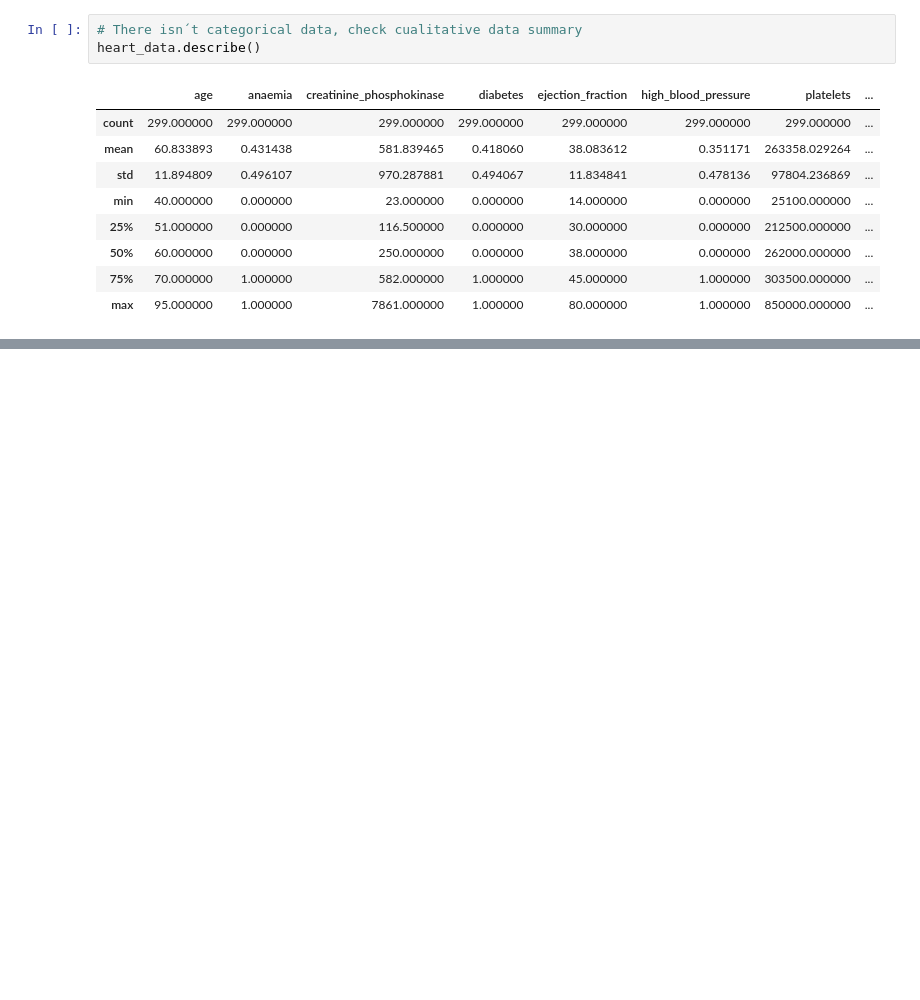
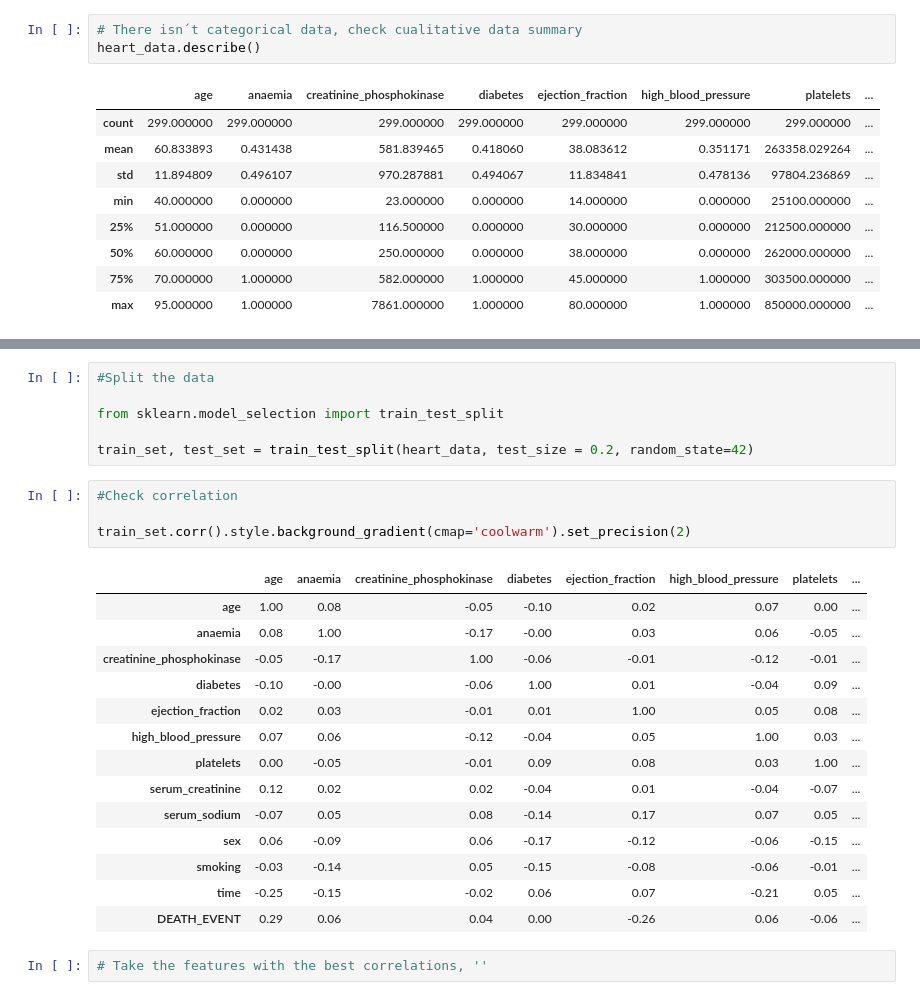
Before and after one commit to lsudupe/Heart-Failure-Prediction, a Jupyter notebook: Heart_failure.ipynb, the cells around one changed output, grey strips where cells are left out. Saved outputs shown, nothing was run; the diff lists cells and outputs as text; blank space fills up the shorter version.

```diff
--- a/Heart_failure.ipynb
+++ b/Heart_failure.ipynb
@@ -58,0 +59,27 @@ plt.show()
+# %%
+#Split the data
+
+from sklearn.model_selection import train_test_split
+
+train_set, test_set = train_test_split(heart_data, test_size = 0.2, random_state=42)
+# %%
+#Check correlation
+
+train_set.corr().style.background_gradient(cmap='coolwarm').set_precision(2)
+# %% [output]
+|  | age | anaemia | creatinine_phosphokinase | diabetes | ejection_fraction | high_blood_pressure | platelets | ... |
+| age | 1.00 | 0.08 | -0.05 | -0.10 | 0.02 | 0.07 | 0.00 | ... |
+| anaemia | 0.08 | 1.00 | -0.17 | -0.00 | 0.03 | 0.06 | -0.05 | ... |
+| creatinine_phosphokinase | -0.05 | -0.17 | 1.00 | -0.06 | -0.01 | -0.12 | -0.01 | ... |
+| diabetes | -0.10 | -0.00 | -0.06 | 1.00 | 0.01 | -0.04 | 0.09 | ... |
+| ejection_fraction | 0.02 | 0.03 | -0.01 | 0.01 | 1.00 | 0.05 | 0.08 | ... |
+| high_blood_pressure | 0.07 | 0.06 | -0.12 | -0.04 | 0.05 | 1.00 | 0.03 | ... |
+| platelets | 0.00 | -0.05 | -0.01 | 0.09 | 0.08 | 0.03 | 1.00 | ... |
+| serum_creatinine | 0.12 | 0.02 | 0.02 | -0.04 | 0.01 | -0.04 | -0.07 | ... |
+| serum_sodium | -0.07 | 0.05 | 0.08 | -0.14 | 0.17 | 0.07 | 0.05 | ... |
+| sex | 0.06 | -0.09 | 0.06 | -0.17 | -0.12 | -0.06 | -0.15 | ... |
+| smoking | -0.03 | -0.14 | 0.05 | -0.15 | -0.08 | -0.06 | -0.01 | ... |
+| time | -0.25 | -0.15 | -0.02 | 0.06 | 0.07 | -0.21 | 0.05 | ... |
+| DEATH_EVENT | 0.29 | 0.06 | 0.04 | 0.00 | -0.26 | 0.06 | -0.06 | ... |
+# %%
+# Take the features with the best correlations, ''
```
Also changed, not shown: parts of 1 cell of this notebook, 1 other file.
